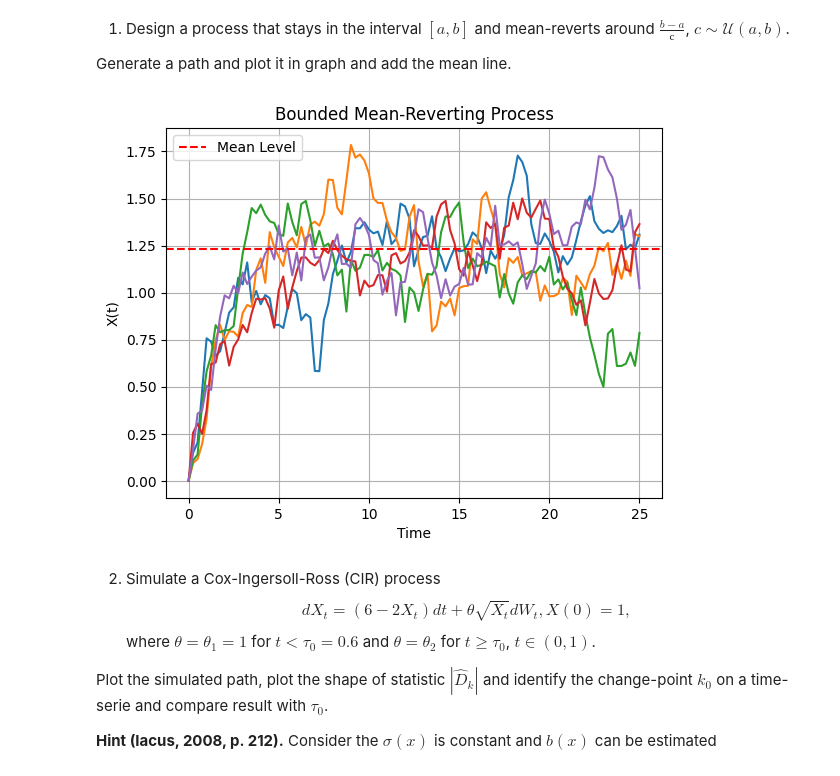
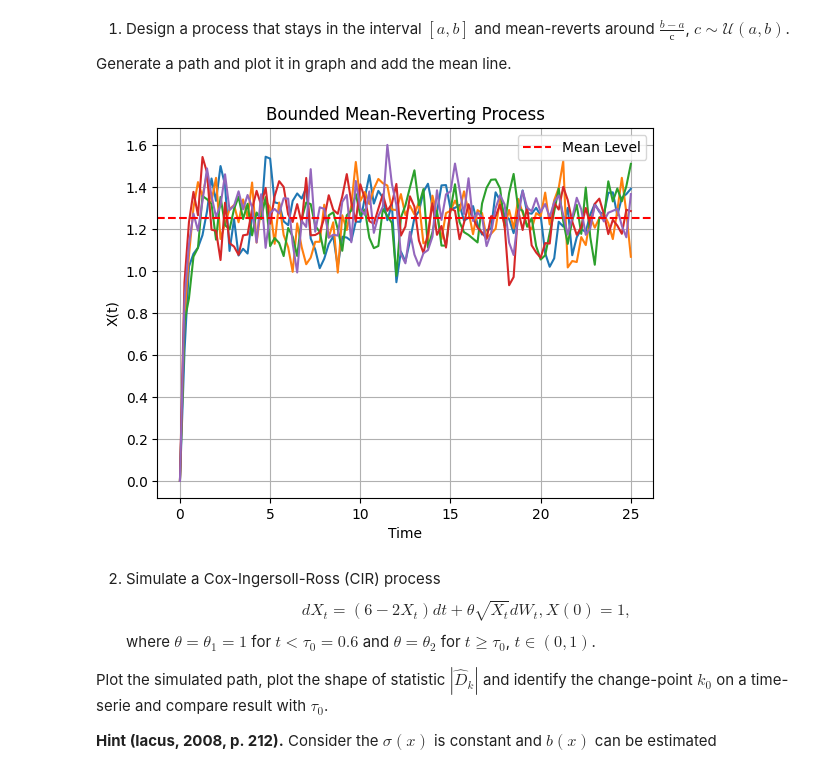
Before and after one commit to seri4ka/spp, a Jupyter notebook: exam/SSP_exam.ipynb, the cells around one changed output. Drawn from its saved outputs; the diff is of its cells as text; code cells hidden in the pictures.

```diff
--- a/exam/SSP_exam.ipynb
+++ b/exam/SSP_exam.ipynb
@@ -30,7 +30,7 @@ class BoundedMeanRevertingProcess(StochasticProcess):
 
         # Устанавливаем параметры по умолчанию, если они не заданы
         if self.params is None:
-            self.params = [0.5, self.mean_reversion_level, 0.2]  # [скорость возврата, уровень среднего, волатильность]
+            self.params = [2.5, self.mean_reversion_level, 0.2]  # [скорость возврата, уровень среднего, волатильность]
 
     @staticmethod
     def bxt(x, t, params):
@@ -49,35 +49,35 @@ class BoundedMeanRevertingProcess(StochasticProcess):
 
     def generate_path(self):
         t_data, x_data = self.EulerSolution()
 
         # Применяем ограничение на [a, b]
         x_data = np.apply_along_axis(self.enforce_bounds, 1, x_data)
         return t_data, x_data
 
     def plot_path(self):
         t_data, x_data = self.generate_path()
 
         # График с траекторией и средней линией
         plt.plot(t_data, x_data)
         plt.axhline(y=self.mean_reversion_level, color='r', linestyle='--', label="Mean Level")
         plt.xlabel("Time")
         plt.ylabel("X(t)")
         plt.legend()
         plt.grid(True)
         plt.title("Bounded Mean-Reverting Process")
         plt.show()
 
 T = 25
 nx = 5
 nt = 100
 a = 0
-b = 10
+b = 15
 
 # Пример использования
 process = BoundedMeanRevertingProcess(T=T, Nx=nx, Nt=nt, a=a, b=b)
 process.plot_path()
 # %% [output]
-[figure, old version]
+[figure, new version]
 # %% [markdown]
 2. Simulate a Cox-Ingersoll-Ross (CIR) process
 $$
```
Also changed, not shown: parts of 2 cells of this notebook.
